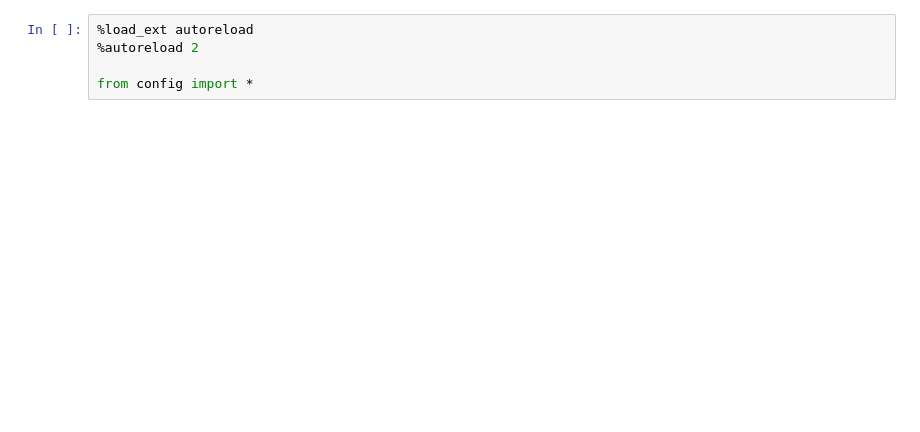
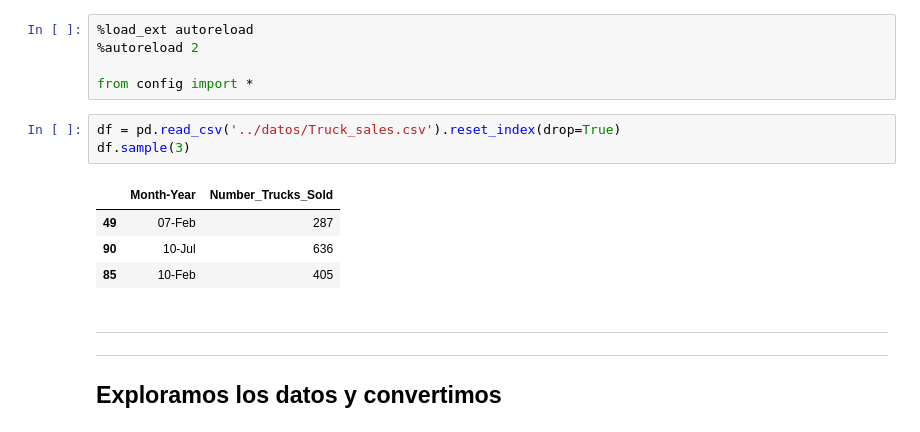
Before and after one commit to joseluisalmendral/Series_Temporales_Laboratorio, a Jupyter notebook: notebooks/laboratorio-modulo9-leccion02-series-temporales-sarima.ipynb, the cells around one changed output. Cells and saved outputs as stored; diff of their text form; blank space fills up the shorter version.

```diff
--- a/notebooks/laboratorio-modulo9-leccion02-series-temporales-sarima.ipynb
+++ b/notebooks/laboratorio-modulo9-leccion02-series-temporales-sarima.ipynb
@@ -98,3 +98,15 @@ Objetivos del laboratorio
 %autoreload 2
 
 from config import *
+# %%
+df = pd.read_csv('../datos/Truck_sales.csv').reset_index(drop=True)
+df.sample(3)
+# %% [output]
+|  | Month-Year | Number_Trucks_Sold |
+| 49 | 07-Feb | 287 |
+| 90 | 10-Jul | 636 |
+| 85 | 10-Feb | 405 |
+# %% [markdown]
+---
+---
+## Exploramos los datos y convertimos
```
Also changed, not shown: parts of 23 cells of this notebook, 1 other file.
